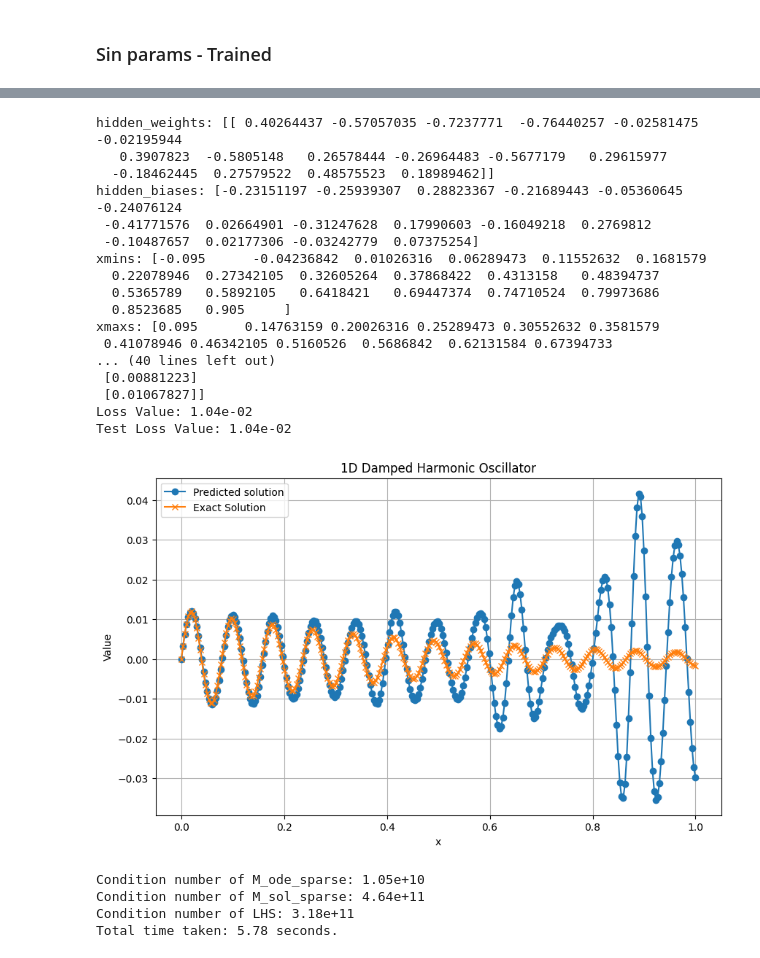
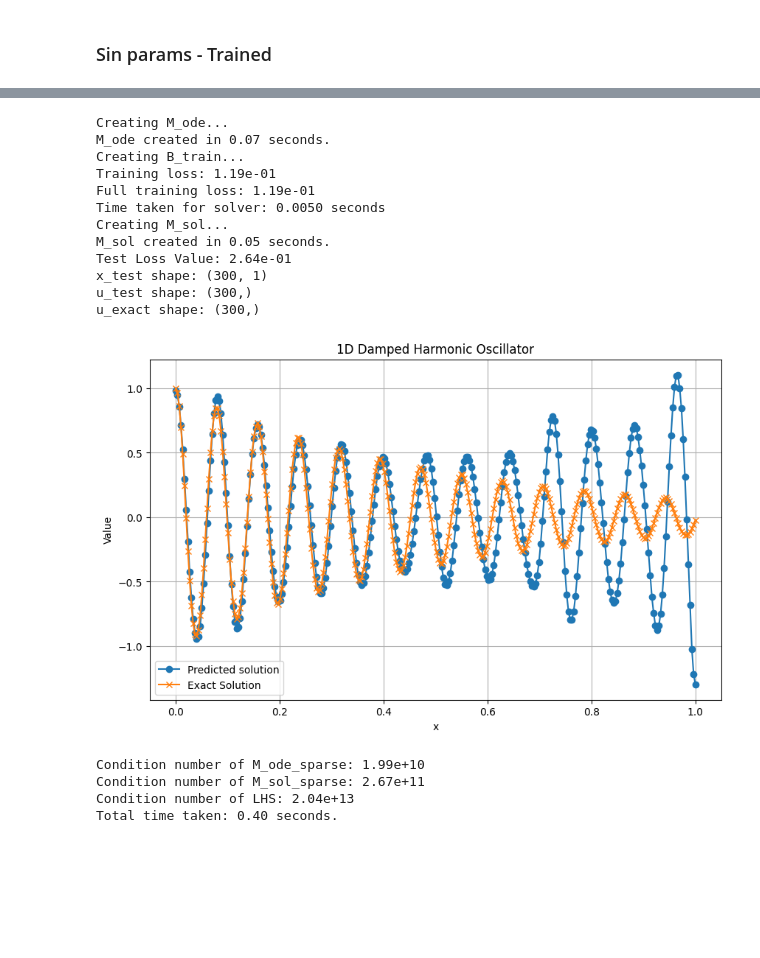
Before and after one commit to strathanderson/ELM-FBPINN, a Jupyter notebook: elmfbpinns/Basis_pre_training/FCN_basis_training.ipynb, the cells around one changed output, grey strips where cells are left out. Saved outputs shown, nothing was run; the diff lists cells and outputs as text; code cells hidden in the pictures; blank space fills up the shorter version.

Commit message:
Updating general solution and other

```diff
--- a/elmfbpinns/Basis_pre_training/FCN_basis_training.ipynb
+++ b/elmfbpinns/Basis_pre_training/FCN_basis_training.ipynb
@@ -190,23 +178,18 @@ def basis_pretrain(layer_sizes, J, xmin, xmax, nSamples, epochs, epoch_print, le
 
     # Initialize the weights and biases for the hidden and output layers
     params_hidden, params_out, w_key,b_key = initWeightBiases(J, layer_sizes,R)
-    #print(f"hidden weights: {params_hidden[0][0]}")
-    #print(f"hidden biases: {params_hidden[0][1]}")
     params = (params_hidden, params_out)
 
     # Initialize the subdomains
     ranges = initInterval(J, xmin, xmax,width=1.9,verbose=False)
-    # for r in ranges:
-    #     print(f"range: {r}")
-    #full_ranges = initInterval(J, xmin, xmax,width=1.9,verbose=False)
 
     # Create training data
     x_train = jnp.linspace(xmin, xmax, nSamples).reshape(-1, 1)
-    y_train = harm_u_exact(x_train)
-    # y_train_1 = exact_solution_cos(x_train) #Y number of these
-    # y_train_2 = exact_solution_sin(x_train) #Y number of these
+    #y_train = harm_u_exact(x_train)
+    y_cos = exact_solution_cos(x_train) #Y number of these
+    y_sin= exact_solution_sin(x_train) #Y number of these
 
-    # y_train = jnp.stack([y_train_1,y_train_2],axis=0)
+    y_train = jnp.stack([y_cos,y_sin],axis=0)
 
     # Initialize optimizer (Adam optimizer)
     key, subkey = random.split(key)
@@ -224,22 +207,16 @@ def basis_pretrain(layer_sizes, J, xmin, xmax, nSamples, epochs, epoch_print, le
             print(f"Epoch {epoch}, Loss: {loss:.9f}")
 
     # Return the trained parameters, optimizer state, and final loss
-    return params,ranges, opt_state, key, w_key,b_key
+    return params,ranges, opt_state, key, w_key,b_key, y_train
 # %%
-layer_sizes = [1, 16, 1]
-J = 5
-R = 0.24
+layer_sizes = [1, 32,32, 1]
+J = 20
+R = None
 xmin, xmax = 0, 1
-nSamples = 1000
-epochs = 10000
+nSamples = 300
+epochs = 50000
 epoch_print = epochs/10
 learning_rate = 1e-3
-# x_train = jnp.linspace(xmin, xmax, nSamples).reshape(-1, 1) #Y number of these
-# y_train_1 = exact_solution_cos(x_train) #Y number of these
-# y_train_2 = exact_solution_sin(x_train) #Y number of these
 
-# y_train = jnp.stack([y_train_1,y_train_2],axis=0)
-
-# y_train.shape
-sin_params, sin_ranges, sin_opt_state,key, w_key,b_key= basis_pretrain(layer_sizes, J, xmin, xmax,nSamples, epochs,epoch_print, learning_rate, jnp.sin, harm_u_exact = exact_solution_sin,R=R)
+sin_params, sin_ranges, sin_opt_state,key, w_key,b_key, y_train= basis_pretrain(layer_sizes, J, xmin, xmax,nSamples, epochs,epoch_print, learning_rate, jnp.sin, harm_u_exact = exact_solution_cos,R=R)
 # %% [output]
@@ -461,55 +396,50 @@ Array([[ 0.16331078, -0.15145826, -0.12995452, -0.1810517 , -0.14892952,
 # %%
 params_hidden, params_out = sin_params
 hidden_weights = params_hidden[0][0]
-a_pre_trained = params_out[0][0]
+a_pre_trained = params_out[0]
 hidden_biases = params_hidden[0][1]
 
 RHS_func = zero_RHS
-u_func = exact_solution_sin
+u_func = exact_solution_cos
 n_train = 150
 n_test = 300
 J=20
 width = 1.9
 sigma = jnp.sin
 xmin,xmax= 0,1
 title = "1D Damped Harmonic Oscillator"
 trained_results = elmfbpinn(
     RHS_func,
     u_func,
     n_train,
     n_test,
     J,
     sin_ranges,
     xmin,
     xmax,
     width,
     sigma,
     title,
     params_hidden,
     lmda=1,
     plot_window=False,
-    debug=True,
+    debug=False,
 )
 # %% [output]
-hidden_weights: [[ 0.40264437 -0.57057035 -0.7237771  -0.76440257 -0.02581475 -0.02195944
-   0.3907823  -0.5805148   0.26578444 -0.26964483 -0.5677179   0.29615977
-  -0.18462445  0.27579522  0.48575523  0.18989462]]
-hidden_biases: [-0.23151197 -0.25939307  0.28823367 -0.21689443 -0.05360645 -0.24076124
- -0.41771576  0.02664901 -0.31247628  0.17990603 -0.16049218  0.2769812
- -0.10487657  0.02177306 -0.03242779  0.07375254]
-xmins: [-0.095      -0.04236842  0.01026316  0.06289473  0.11552632  0.1681579
-  0.22078946  0.27342105  0.32605264  0.37868422  0.4313158   0.48394737
-  0.5365789   0.5892105   0.6418421   0.69447374  0.74710524  0.79973686
-  0.8523685   0.905     ]
-xmaxs: [0.095      0.14763159 0.20026316 0.25289473 0.30552632 0.3581579
- 0.41078946 0.46342105 0.5160526  0.5686842  0.62131584 0.67394733
-... (40 lines left out)
- [0.00881223]
- [0.01067827]]
-Loss Value: 1.04e-02
-Test Loss Value: 1.04e-02
+Creating M_ode...
+M_ode created in 0.07 seconds.
+Creating B_train...
+Training loss: 1.19e-01
+Full training loss: 1.19e-01
+Time taken for solver: 0.0050 seconds
+Creating M_sol...
+M_sol created in 0.05 seconds.
+Test Loss Value: 2.64e-01
+x_test shape: (300, 1)
+u_test shape: (300,)
+u_exact shape: (300,)
-[figure, old version]
+[figure, new version]
-Condition number of M_ode_sparse: 1.05e+10
-Condition number of M_sol_sparse: 4.64e+11
-Condition number of LHS: 3.18e+11
-Total time taken: 5.78 seconds.
+Condition number of M_ode_sparse: 1.99e+10
+Condition number of M_sol_sparse: 2.67e+11
+Condition number of LHS: 2.04e+13
+Total time taken: 0.40 seconds.
```
Also changed, not shown: parts of 26 cells of this notebook, 6 other files.
